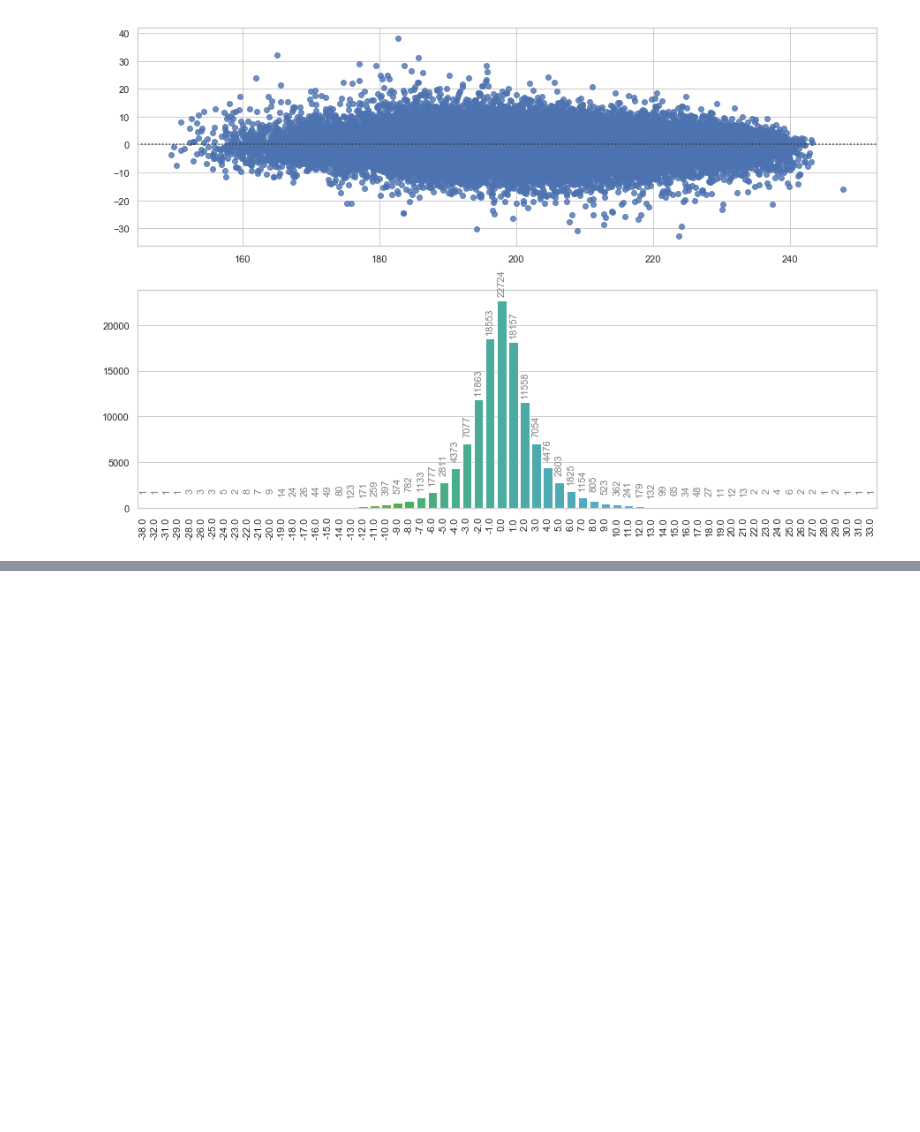
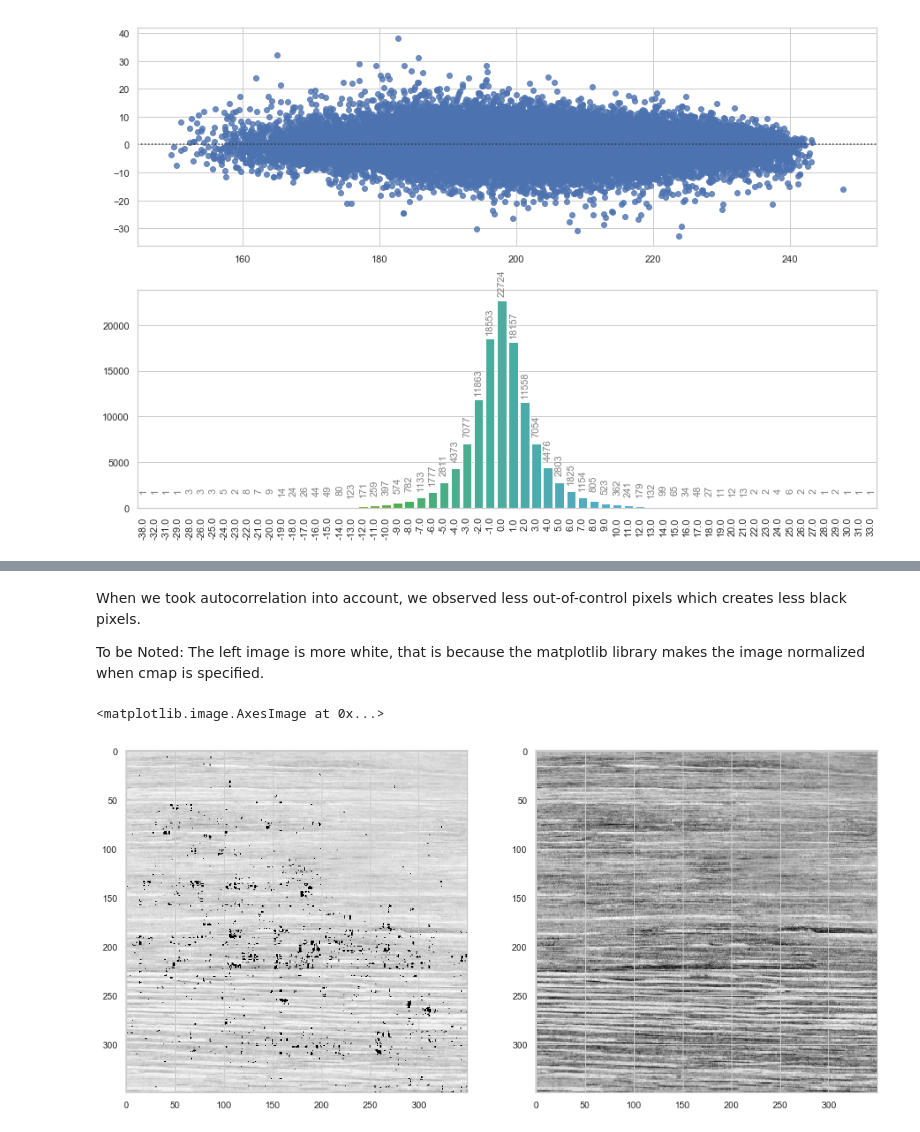
Before and after one commit to kubilay-yavuz/IE423-Group-5, a Jupyter notebook: HW2/HW2.ipynb, the cells around one changed output, grey strips where cells are left out. Saved outputs shown, nothing was run; the diff lists cells and outputs as text; code cells hidden in the pictures; blank space fills up the shorter version.

```diff
--- a/HW2/HW2.ipynb
+++ b/HW2/HW2.ipynb
@@ -195,0 +214,4 @@ plt.imshow(img_cnt,cmap="gray")
+# %%
+img_flat=img.copy()[25:375,25:375].flatten()
+img_flat[ooc_pixels]=0
+img_flat=img_flat.reshape((350,350))
@@ -195,0 +220,11 @@ plt.imshow(img_cnt,cmap="gray")
+# %% [markdown]
+When we took autocorrelation into account, we observed less out-of-control pixels which creates less black pixels.
+
+To be Noted: The left image is more white, that is because the matplotlib library makes the image normalized when cmap is specified.
+# %%
+fig,ax=plt.subplots(ncols=2,figsize=(16,20))
+ax[0].imshow(img_flat,cmap="gray")
+ax[1].imshow(img[25:375,25:375],cmap="gray")
+# %% [output]
+<matplotlib.image.AxesImage at 0x...>
+[figure, added]
```
Also changed, not shown: parts of 24 cells of this notebook, 2 other files.
